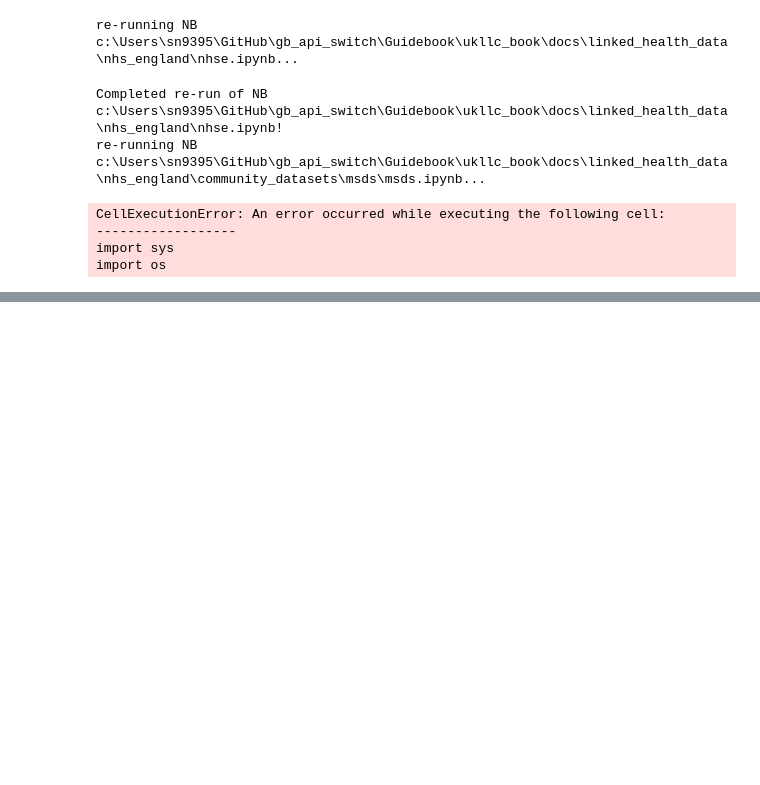
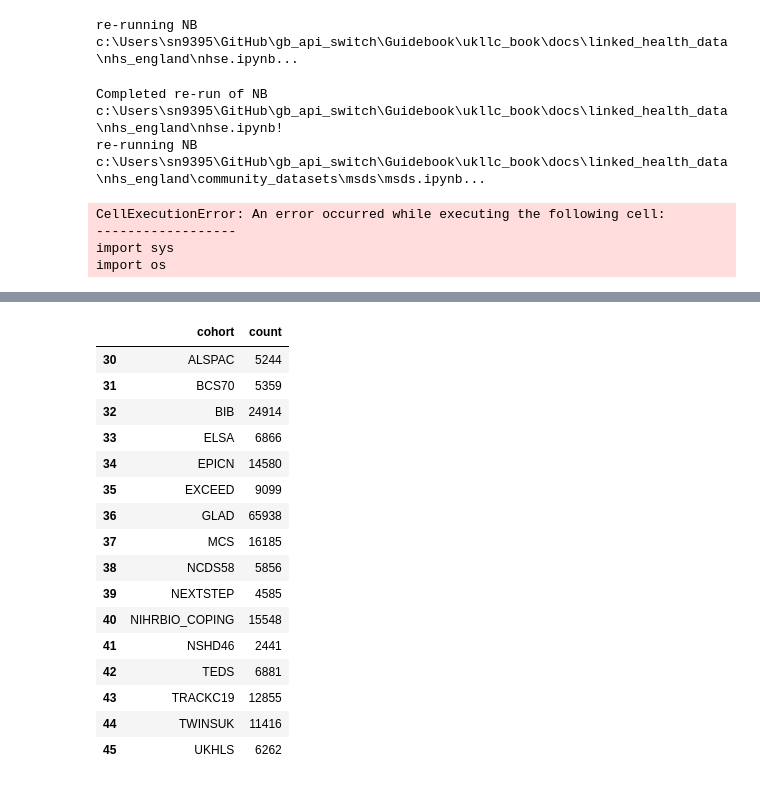
Before and after one commit to UKLLC/Guidebook, a Jupyter notebook: ukllc_book/docs/scripts/scratchpad.ipynb, the cells around one changed output, grey strips where cells are left out. Saved outputs shown, nothing was run; the diff lists cells and outputs as text; code cells hidden in the pictures; blank space fills up the shorter version.

```diff
--- a/ukllc_book/docs/scripts/scratchpad.ipynb
+++ b/ukllc_book/docs/scripts/scratchpad.ipynb
@@ -1179,0 +1191,20 @@ import os
+# %%
+md.get_nhse_cohort_counts("PCM")
+# %% [output]
+|  | cohort | count |
+| 30 | ALSPAC | 5244 |
+| 31 | BCS70 | 5359 |
+| 32 | BIB | 24914 |
+| 33 | ELSA | 6866 |
+| 34 | EPICN | 14580 |
+| 35 | EXCEED | 9099 |
+| 36 | GLAD | 65938 |
+| 37 | MCS | 16185 |
+| 38 | NCDS58 | 5856 |
+| 39 | NEXTSTEP | 4585 |
+| 40 | NIHRBIO_COPING | 15548 |
+| 41 | NSHD46 | 2441 |
+| 42 | TEDS | 6881 |
+| 43 | TRACKC19 | 12855 |
+| 44 | TWINSUK | 11416 |
+| 45 | UKHLS | 6262 |
```
Also changed, not shown: parts of 5 cells of this notebook, 20 other files.
